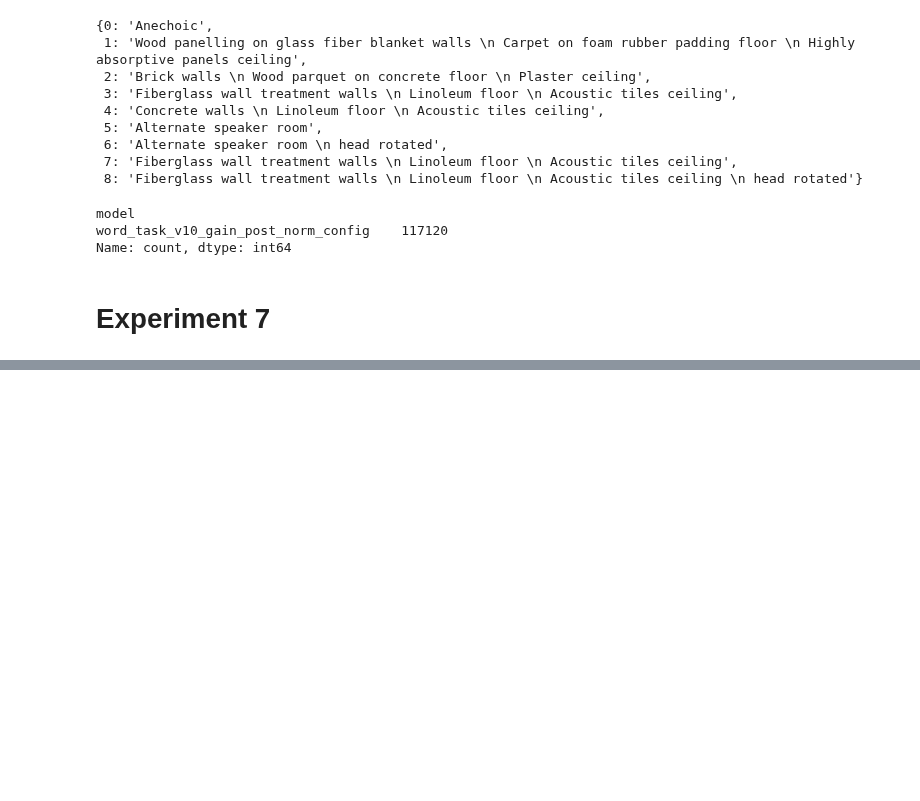
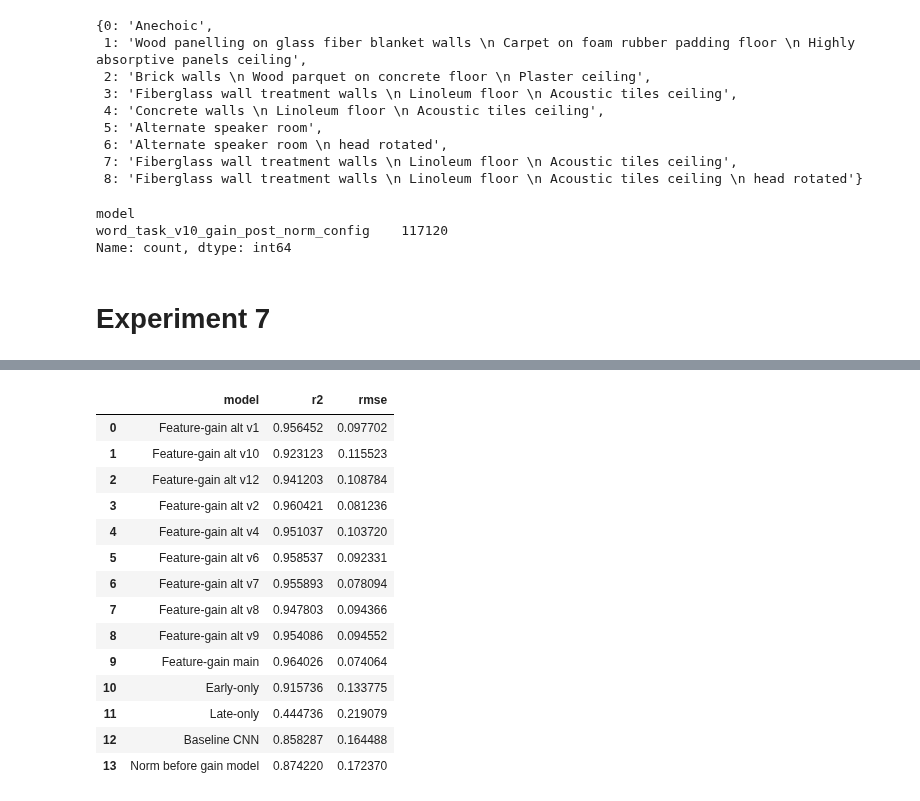
Before and after one commit to mcdermottLab/auditory_attention, a Jupyter notebook: notebooks/rebuttal_analysis/summarize_norm_then_gain_arch.ipynb, the cells around one changed output, grey strips where cells are left out. Cells and saved outputs as stored; diff of their text form; code cells hidden in the pictures; blank space fills up the shorter version.

```diff
--- a/notebooks/rebuttal_analysis/summarize_norm_then_gain_arch.ipynb
+++ b/notebooks/rebuttal_analysis/summarize_norm_then_gain_arch.ipynb
@@ -699,0 +795,51 @@ exp_7_df.columns = ['model', 'target_azim', 'azim_delta', 'accuracy', 'accuracy_
+# %%
+# sign test
+# from statsmodels.stats.descriptivestats import sign_test
+
+def sign_test(x, mu0):
+    n = len(x)
+    n_pos = np.sum(x > mu0)
+    n_neg = np.sum(x < mu0)
+    effect_m = (n_pos - n_neg) / 2
+    p = stats.binomtest(min(n_pos, n_neg), n, p=0.5).pvalue
+    return effect_m, p
+
+pooled_results = to_analyze.melt(id_vars=['snr', 'background_condition', 'model'], value_vars=['accuracy', 'confusions'], var_name='metric', value_name='measure')
+pooled_results['condition_str'] = pooled_results['snr'].astype(str) + ' dB ' + pooled_results['background_condition'] + ' ' + pooled_results['metric']
+
+human_results = pooled_results[pooled_results.model.str.contains('Human')]
+human_results = human_results.sort_values('condition_str')
+model_list = [model for model in pooled_results.model.unique() if 'Human' not in model]
+
+model_sim_records_pooled = []
+
+for ix, model in enumerate(model_list):
+    model_results = pooled_results[pooled_results.model == model]
+    model_results = model_results.sort_values('condition_str')
+
+    ## Get Pearson's r ^ 2  and RMSE
+    r, p = stats.pearsonr(human_results.measure,  model_results.measure)
+    r2 = r ** 2
+    rmse = np.sqrt(np.mean((human_results.measure.values - model_results.measure.values)**2))
+    # add to dict
+    record = {'model': model, 'r2': r2, 'rmse': rmse}
+    model_sim_records_pooled.append(record)
+model_sim_df_pooled = pd.DataFrame.from_records(model_sim_records_pooled)
+# %%
+model_sim_df_pooled
+# %% [output]
+|  | model | r2 | rmse |
+| 0 | Feature-gain alt v1 | 0.956452 | 0.097702 |
+| 1 | Feature-gain alt v10 | 0.923123 | 0.115523 |
+| 2 | Feature-gain alt v12 | 0.941203 | 0.108784 |
+| 3 | Feature-gain alt v2 | 0.960421 | 0.081236 |
+| 4 | Feature-gain alt v4 | 0.951037 | 0.103720 |
+| 5 | Feature-gain alt v6 | 0.958537 | 0.092331 |
+| 6 | Feature-gain alt v7 | 0.955893 | 0.078094 |
+| 7 | Feature-gain alt v8 | 0.947803 | 0.094366 |
+| 8 | Feature-gain alt v9 | 0.954086 | 0.094552 |
+| 9 | Feature-gain main | 0.964026 | 0.074064 |
+| 10 | Early-only | 0.915736 | 0.133775 |
+| 11 | Late-only | 0.444736 | 0.219079 |
+| 12 | Baseline CNN | 0.858287 | 0.164488 |
+| 13 | Norm before gain model | 0.874220 | 0.172370 |
```
Also changed, not shown: parts of 20 cells of this notebook, 4 other files.
